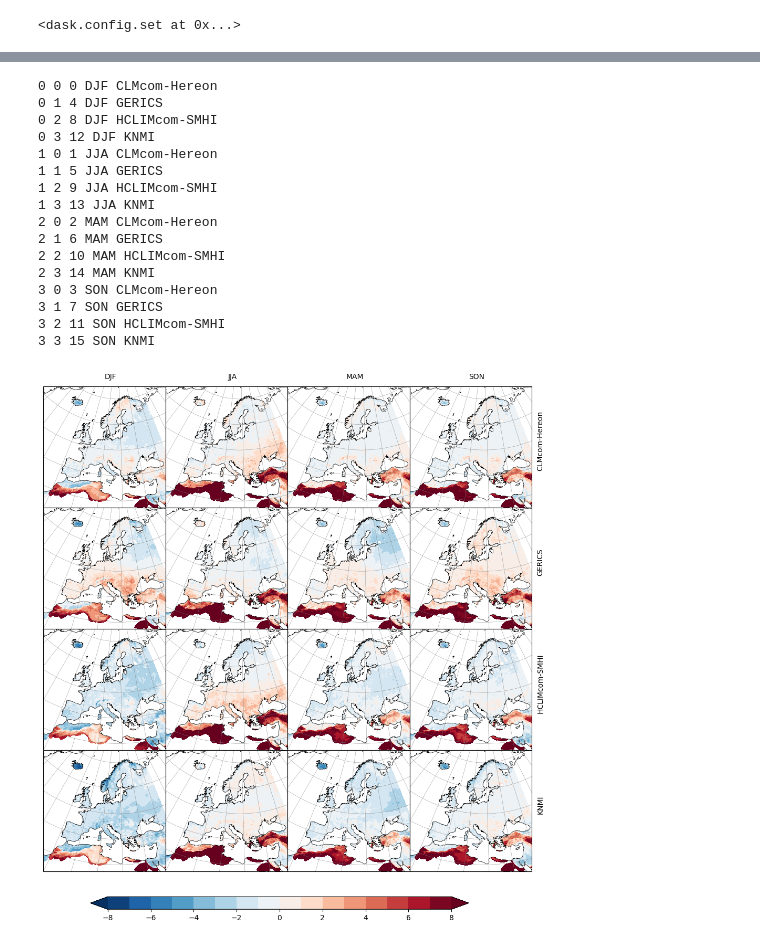
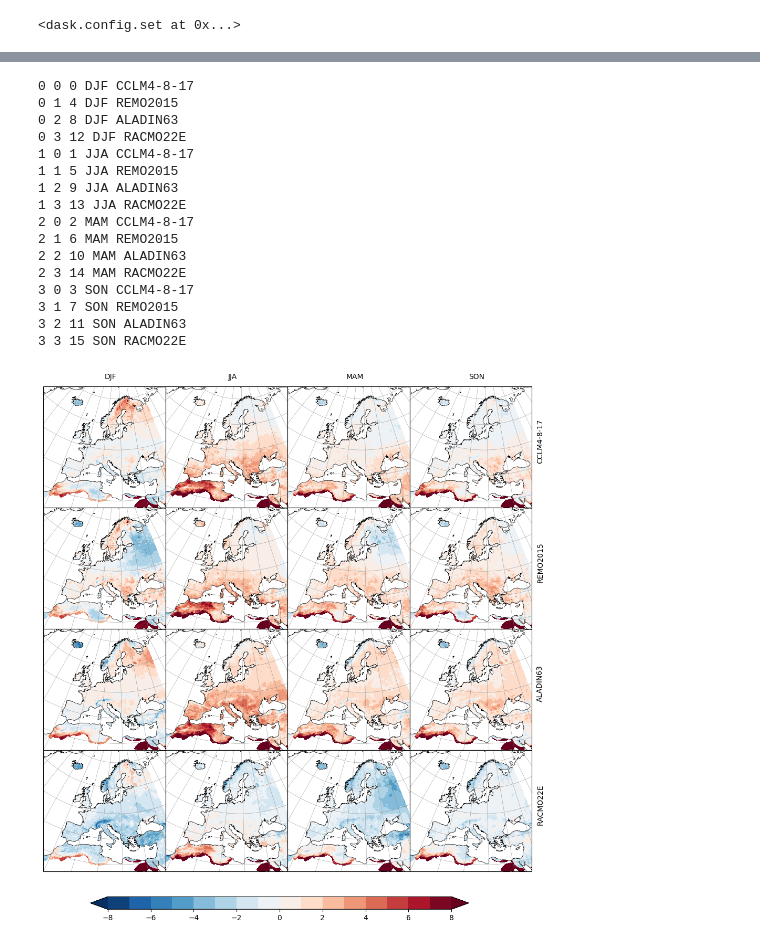
Before and after one commit to larsbuntemeyer/joint-evaluation, a Jupyter notebook: eval-book/eobs.ipynb, the cells around one changed output, grey strips where cells are left out. Drawn from its saved outputs; the diff is of its cells as text; code cells hidden in the pictures.

Commit message:
eval book for CMIP5 simulations

```diff
--- a/eval-book/eobs.ipynb
+++ b/eval-book/eobs.ipynb
@@ -117,4 +237,4 @@ merging: CORDEX.EUR-12.KNMI.ERA5.evaluation.r1i1p1f1.RACMO23E.v1-r1.v20241216
 # %%
-rotated_grid = create_cordex_grid("EUR-11")
+rotated_grid = create_cordex_grid("EUR-11", mip_era="CMIP6")
 dsets = regrid_dsets(dsets, rotated_grid, method="bilinear")
 # %% [output]
@@ -158,7 +283,7 @@ def seasonal_mean(da):
 # %%
 %%time
 
-period = slice("1980", "2020")
+period = slice("1981", "2000")
 eobs_seasmean = seasonal_mean(eobs_on_rotated.tg.sel(time=period)).compute()
 # %% [output]
 This may cause some slowdown.
@@ -176,15 +301,21 @@ eobs_seasmean.plot(col="season", col_wrap=2)
 # %%
 variable = "tas"
 
+#diffs = {
+#    dset_id: seasonal_mean(ds[[variable]].sel(time=period)).compute()
+#    - (eobs_seasmean + 273.15)
+#    for dset_id, ds in dsets.items()
+#}
+
 diffs = {
-    dset_id: seasonal_mean(ds[[variable]].sel(time=period)).compute()
-    - (eobs_seasmean + 273.5)
-    for dset_id, ds in dsets.items()
+    dset_id: seasonal_mean(ds[[variable]].sel(time=period)).compute() - (eobs_seasmean + 273.15)
+    for dset_id, ds in dsets.items() if 'tas' in ds.variables
 }
+
 seasonal_bias = xr.concat(
     list(diffs.values()),
     dim=xr.DataArray(
-        list(map(lambda x: short_iid(x, ["institution_id"]), diffs.keys())),
+        list(map(lambda x: short_iid(x, ["source_id"]), diffs.keys())),
         dims="dset_id",
     ),
     compat="override",
@@ -198,7 +329,9 @@ import numpy as np
 from cartopy import crs as ccrs
 from cartopy.mpl.ticker import LatitudeFormatter, LongitudeFormatter
 
-ds = seasonal_bias
+ds = seasonal_bias.sel(dset_id = ["CCLM4-8-17", "REMO2015", "ALADIN63", "RACMO22E"])
+#ds = seasonal_bias.sel(dset_id = ["ICON-CLM-202407-1-1", "REMO2020", "HCLIM43-ALADIN", "RACMO23E"])
+
 
 nrows = ds.dset_id.size
 ncols = ds.season.size
@@ -305,48 +438,51 @@ for i, season in enumerate(ds.season.values):
             )
         # if i == 0:
         # axs[pos].set_title(season)
         #    axs[pos].set_xlabel(dset_id)
         #    axs[pos].set_xticks(range(-180, 180, 10), crs=ccrs.PlateCarree())
         # lon_formatter = cticker.LongitudeFormatter()
         # axs[i].xaxis.set_major_formatter(lon_formatter)
         lon_formatter = LongitudeFormatter(zero_direction_label=True)
         lat_formatter = LatitudeFormatter()
         axs[pos].xaxis.set_major_formatter(lon_formatter)
         axs[pos].yaxis.set_major_formatter(lat_formatter)
 
         # # Latitude labels
         # axs[pos].set_yticks(range(-90, 90, 10), crs=ccrs.PlateCarree())
         # lat_formatter = cticker.LatitudeFormatter()
         # axs[i].yaxis.set_major_formatter(lat_formatter)
 
-# plt.subplots_adjust(wspace=0, hspace=0)
 
 # Adjust the location of the subplots on the page to make room for the colorbar
 # fig.subplots_adjust(bottom=0.1, top=0.9, left=0.1, right=0.9, wspace=0.08, hspace=0.08)
 
 # Add a colorbar axis at the bottom of the graph
 cbar_ax = fig.add_axes([0.2, 0.05, 0.6, 0.02])
 
 # Draw the colorbar
 cbar = fig.colorbar(cs, cax=cbar_ax, orientation="horizontal")
 
+plt.subplots_adjust(wspace=0, hspace=0)
+
+
 # Add a big title at the top
 # plt.suptitle('SubX Week 1 2m Temperature Anomalies ($^\circ$C): Apr 16, 2020 Initialized Forecasts')
+#plt.savefig('CMIP6_eobs.pdf', bbox_inches='tight', transparent=True, pad_inches=0)
 # %% [output]
-0 0 0 DJF CLMcom-Hereon
-0 1 4 DJF GERICS
-0 2 8 DJF HCLIMcom-SMHI
-0 3 12 DJF KNMI
-1 0 1 JJA CLMcom-Hereon
-1 1 5 JJA GERICS
-1 2 9 JJA HCLIMcom-SMHI
-1 3 13 JJA KNMI
-2 0 2 MAM CLMcom-Hereon
-2 1 6 MAM GERICS
-2 2 10 MAM HCLIMcom-SMHI
-2 3 14 MAM KNMI
-3 0 3 SON CLMcom-Hereon
-3 1 7 SON GERICS
-3 2 11 SON HCLIMcom-SMHI
-3 3 15 SON KNMI
+0 0 0 DJF CCLM4-8-17
+0 1 4 DJF REMO2015
+0 2 8 DJF ALADIN63
+0 3 12 DJF RACMO22E
+1 0 1 JJA CCLM4-8-17
+1 1 5 JJA REMO2015
+1 2 9 JJA ALADIN63
+1 3 13 JJA RACMO22E
+2 0 2 MAM CCLM4-8-17
+2 1 6 MAM REMO2015
+2 2 10 MAM ALADIN63
+2 3 14 MAM RACMO22E
+3 0 3 SON CCLM4-8-17
+3 1 7 SON REMO2015
+3 2 11 SON ALADIN63
+3 3 15 SON RACMO22E
-[figure, old version]
+[figure, new version]
```
Also changed, not shown: parts of 9 cells of this notebook.
